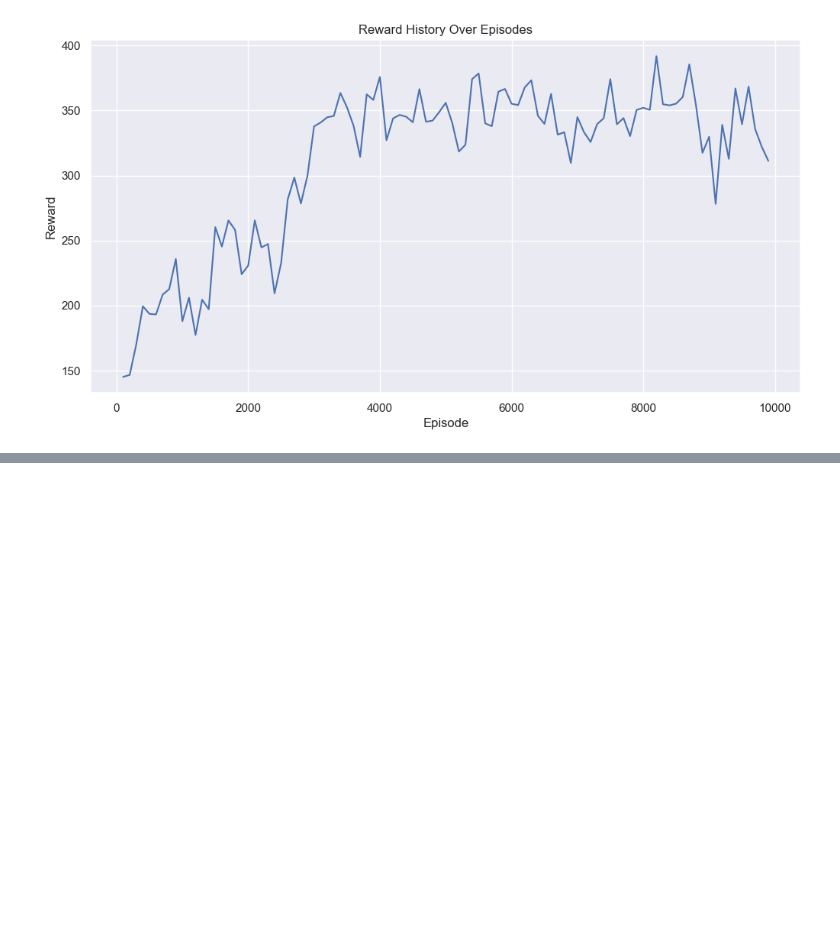
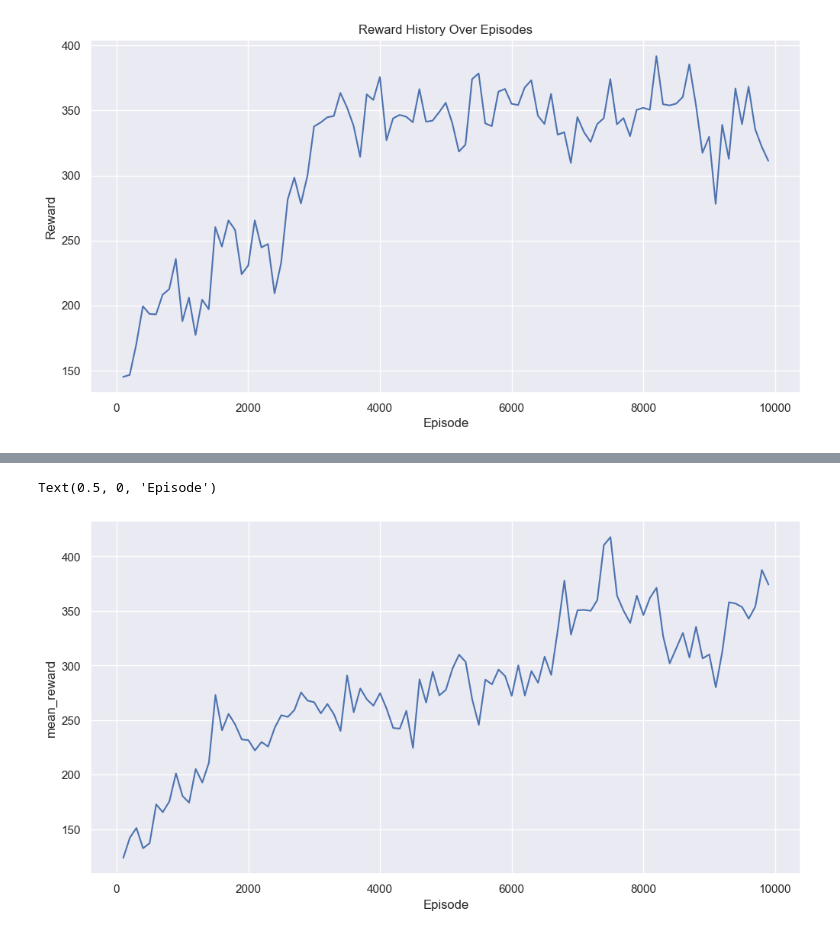
Before and after one commit to GeoNosX/Reinforcement-Learning-Projects-UNIWA, a Jupyter notebook: DQN_SpaceInvaders_UNIWA__Project.ipynb, the cells around one changed output, grey strips where cells are left out. Saved outputs shown, nothing was run; the diff lists cells and outputs as text; code cells hidden in the pictures; blank space fills up the shorter version.

```diff
--- a/DQN_SpaceInvaders_UNIWA__Project.ipynb
+++ b/DQN_SpaceInvaders_UNIWA__Project.ipynb
@@ -519,0 +964,11 @@ plt.show()
+# %%
+import pandas as pd
+import seaborn as sns
+rewards_mean=pd.read_csv("C:\\Users\\geono\\AppData\\Local\\Programs\\Microsoft VS Code\\spaceinvaders_mean_rewards.csv")
+plt.figure(figsize=(12,6))
+sns.set(style="darkgrid")
+sns.lineplot(x=rewards_mean['episode'],y=rewards_mean['mean_reward'])
+plt.xlabel('Episode')
+# %% [output]
+Text(0.5, 0, 'Episode')
+[figure, added]
```
Also changed, not shown: parts of 8 cells of this notebook.
